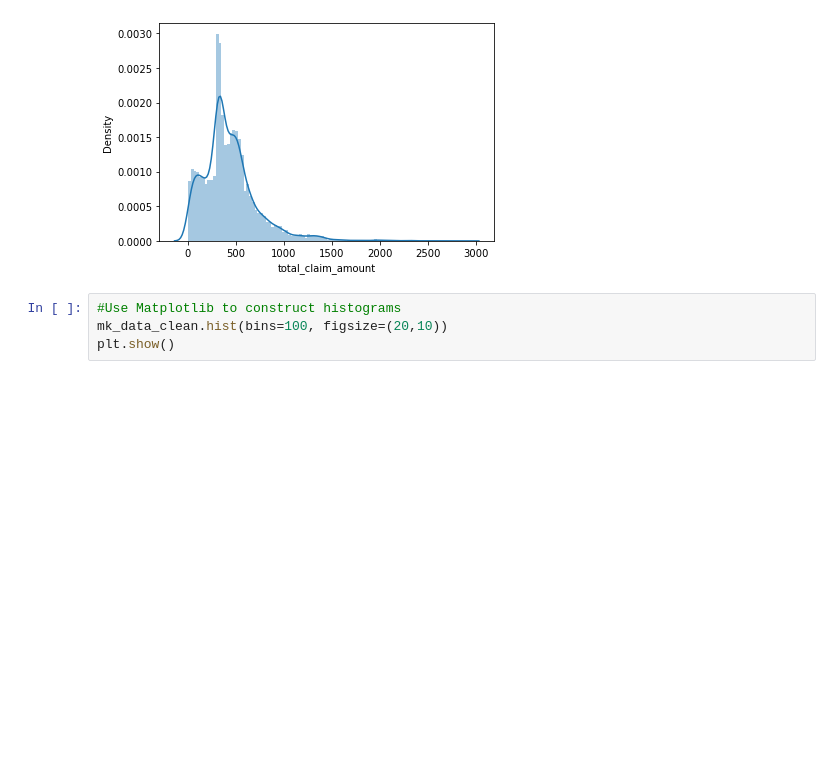
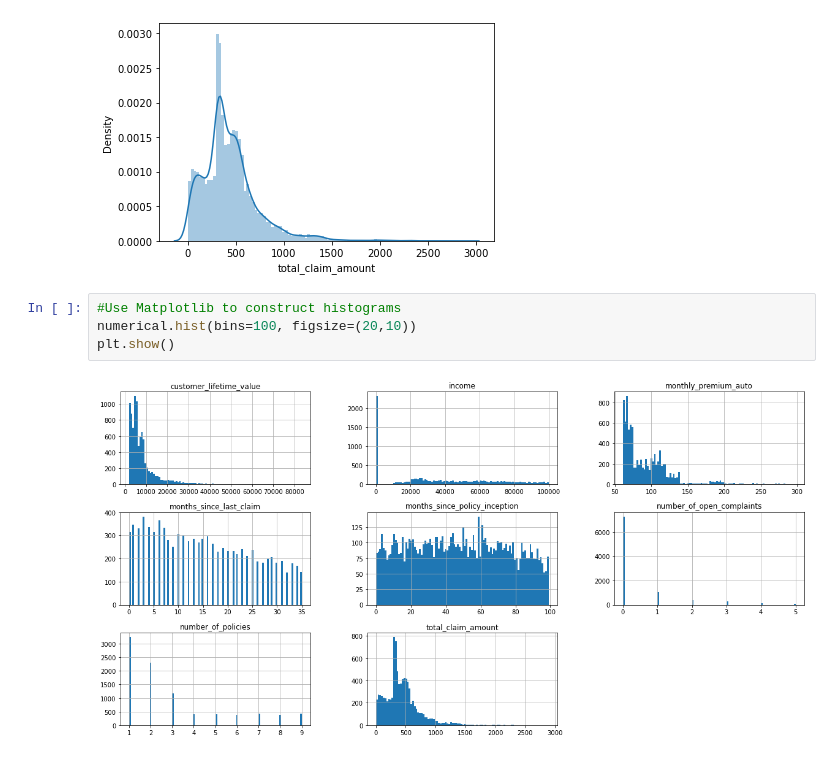
Before and after one commit to Mojgunsh/Exercise, a Jupyter notebook: Week1/customer-analysis-round-5.ipynb, the cells around one changed output. Drawn from its saved outputs; the diff is of its cells as text; blank space fills up the shorter version.

```diff
--- a/Week1/customer-analysis-round-5.ipynb
+++ b/Week1/customer-analysis-round-5.ipynb
@@ -269,8 +389,10 @@ for col in numerical:
 [figure]
 # %%
 #Use Matplotlib to construct histograms
-mk_data_clean.hist(bins=100, figsize=(20,10))
+numerical.hist(bins=100, figsize=(20,10))
 plt.show()
+# %% [output]
+[figure, added]
 # %%
 #For the numerical variables, check the multicollinearity
 #between the features. Please note that we will use the column total_claim_amount later as the target variable.
```
Also changed, not shown: parts of 10 cells of this notebook.
